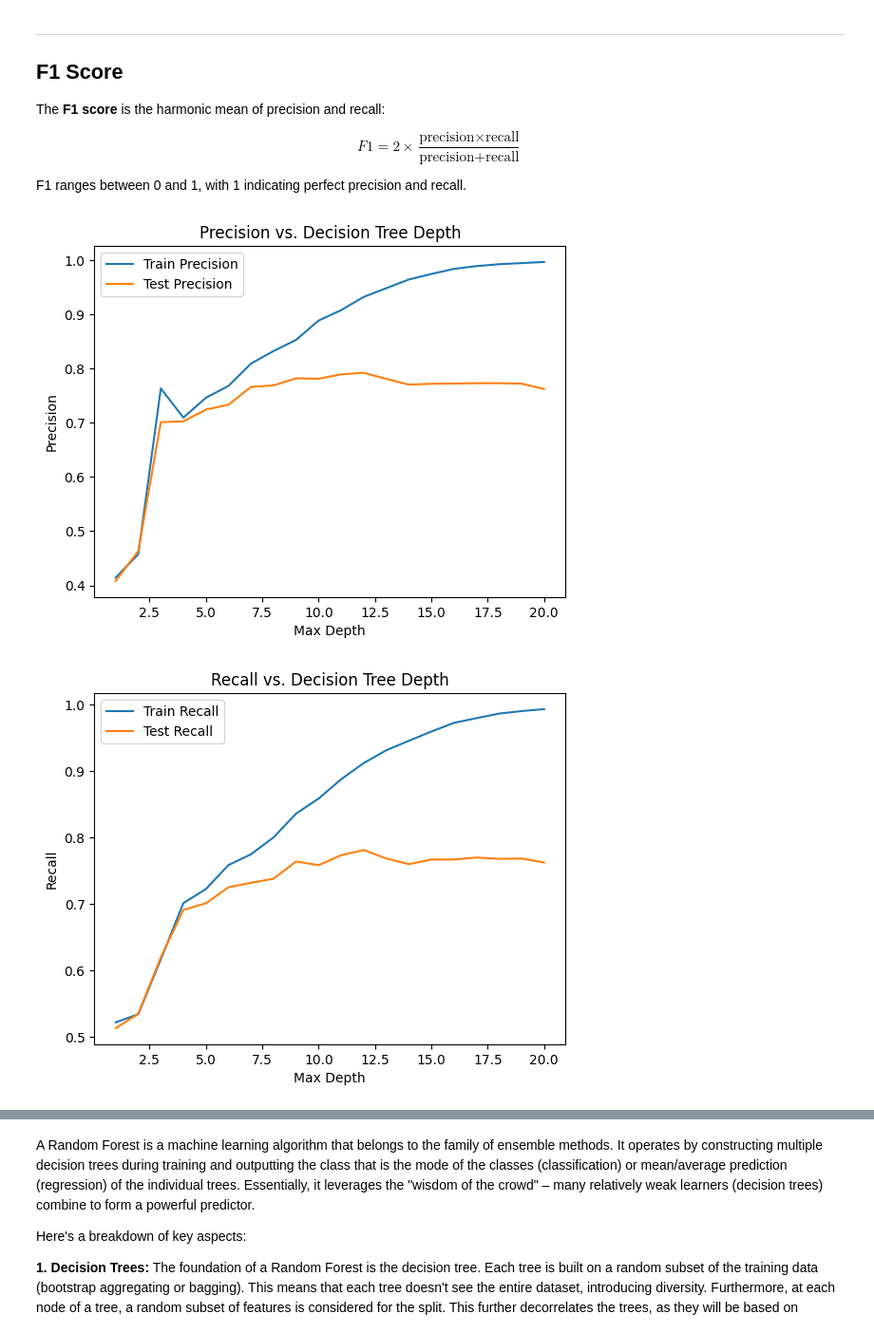
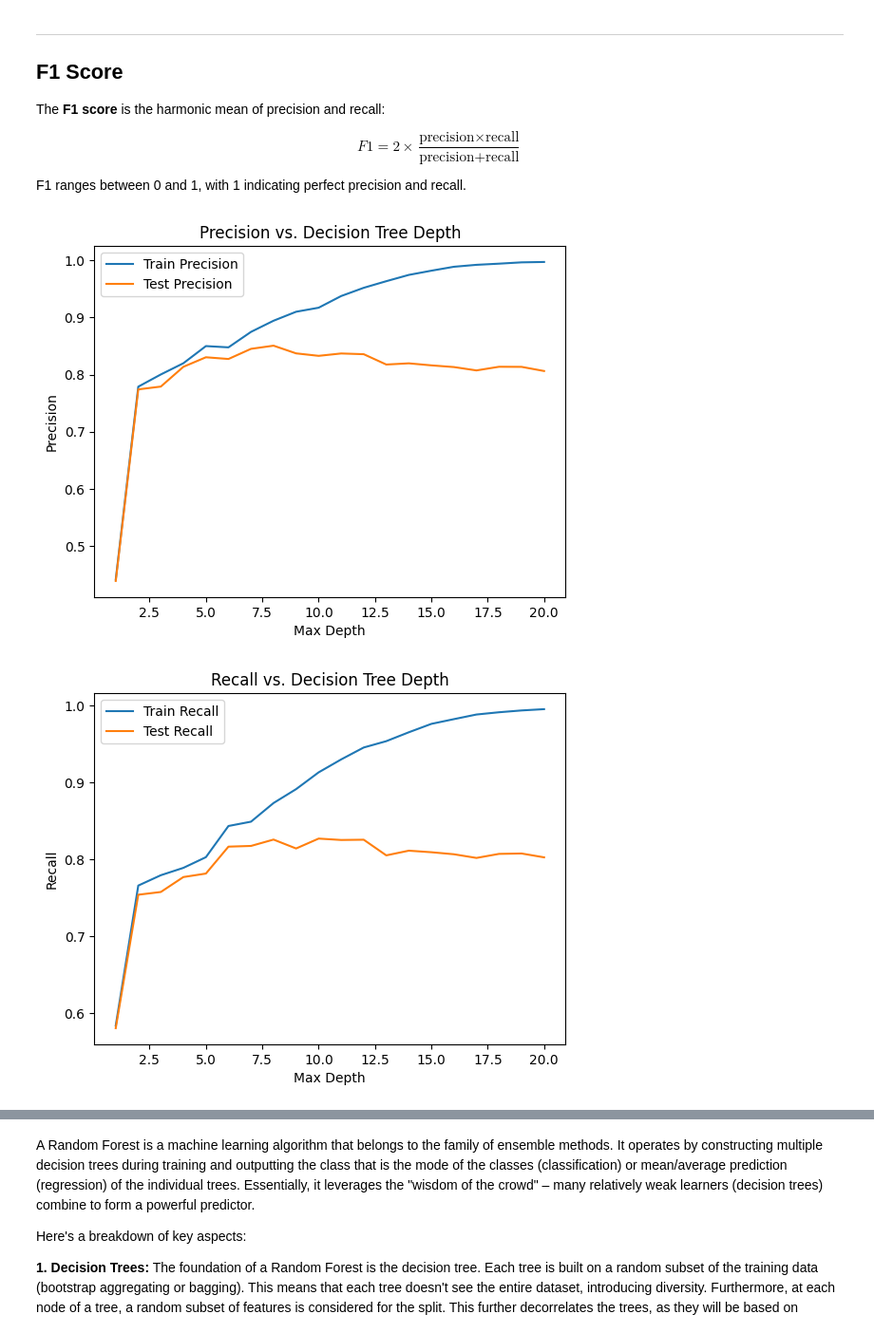
Before and after one commit to csabiu/KAML-2025, a Jupyter notebook: KAML_catalogues.ipynb, the cells around one changed output, grey strips where cells are left out. Shown: that part at 95% size. Cells and saved outputs as stored; diff of their text form; code cells hidden in the pictures.

```diff
--- a/KAML_catalogues.ipynb
+++ b/KAML_catalogues.ipynb
@@ -103,7 +103,7 @@ plt.show()
 # %%
 from sklearn.model_selection import train_test_split
 
-features = ["u", "g", "r", "i", "z"]  # Or your color indices
+features = ["u", "g", "r", "i", "z", "u_g", "g_r", "r_i", "i_z"]  # Or your color indices
 labels = "specClass"
 
 X = df_sdss[features].values
@@ -205,7 +225,9 @@ train_f1 = []
 test_f1 = []
 
 for d in max_depths:
-    dt = DecisionTreeClassifier(max_depth=d, random_state=42)
+    dt = DecisionTreeClassifier(
+        max_depth=d,
+        random_state=42)
     dt.fit(X_train, y_train)
 
     # Predictions
@@ -237,32 +259,32 @@ for d in max_depths:
     )
 
 
 # --- PLOT PRECISION ---
 plt.plot(max_depths, train_precision, label='Train Precision')
 plt.plot(max_depths, test_precision, label='Test Precision')
 plt.xlabel('Max Depth')
 plt.ylabel('Precision')
 plt.legend()
 plt.title('Precision vs. Decision Tree Depth')
 plt.show()
 
 # --- PLOT RECALL ---
 plt.plot(max_depths, train_recall, label='Train Recall')
 plt.plot(max_depths, test_recall, label='Test Recall')
 plt.xlabel('Max Depth')
 plt.ylabel('Recall')
 plt.legend()
 plt.title('Recall vs. Decision Tree Depth')
 plt.show()
 
 # --- PLOT F1 ---
 plt.plot(max_depths, train_f1, label='Train F1')
 plt.plot(max_depths, test_f1, label='Test F1')
 plt.xlabel('Max Depth')
 plt.ylabel('F1')
 plt.legend()
 plt.title('F1 vs. Decision Tree Depth')
 plt.show()
 # %% [output]
-[figure, old version]
+[figure, new version]
-[figure, old version]
+[figure, new version]
```
Also changed, not shown: parts of 13 cells of this notebook.
